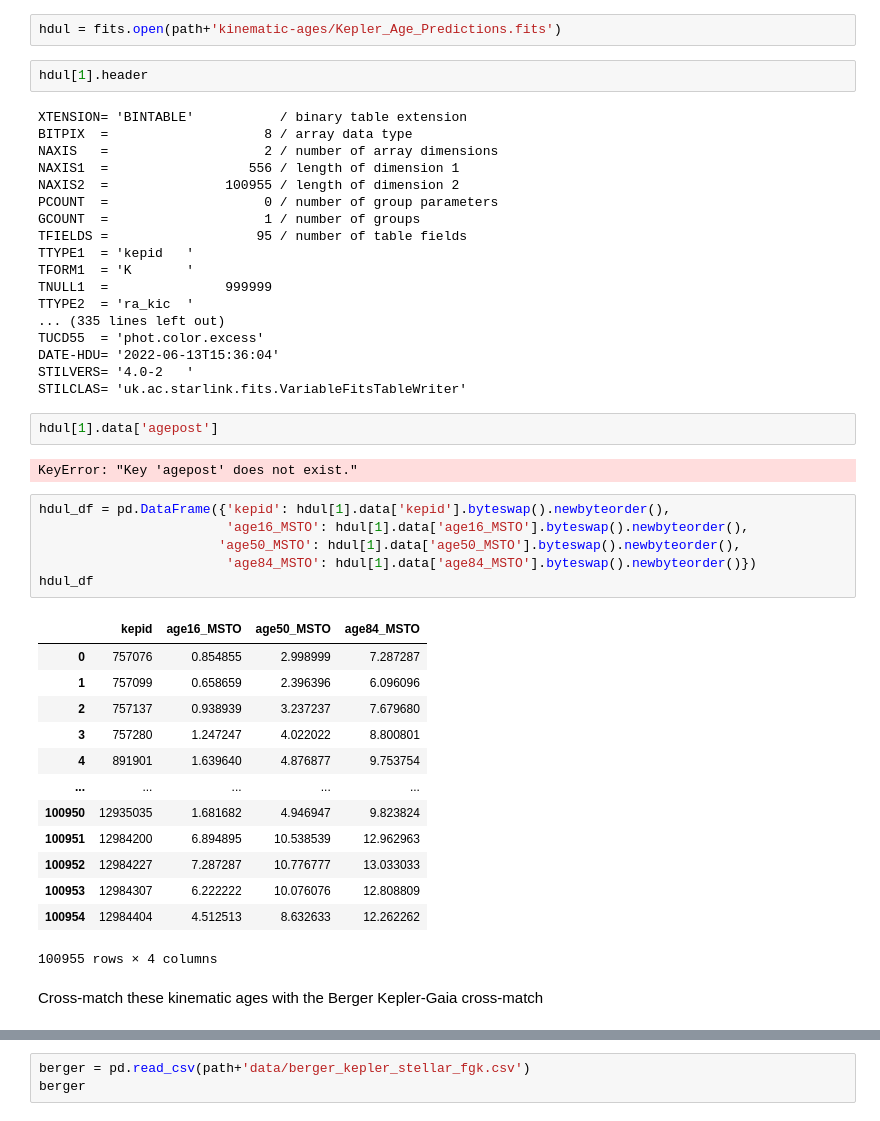
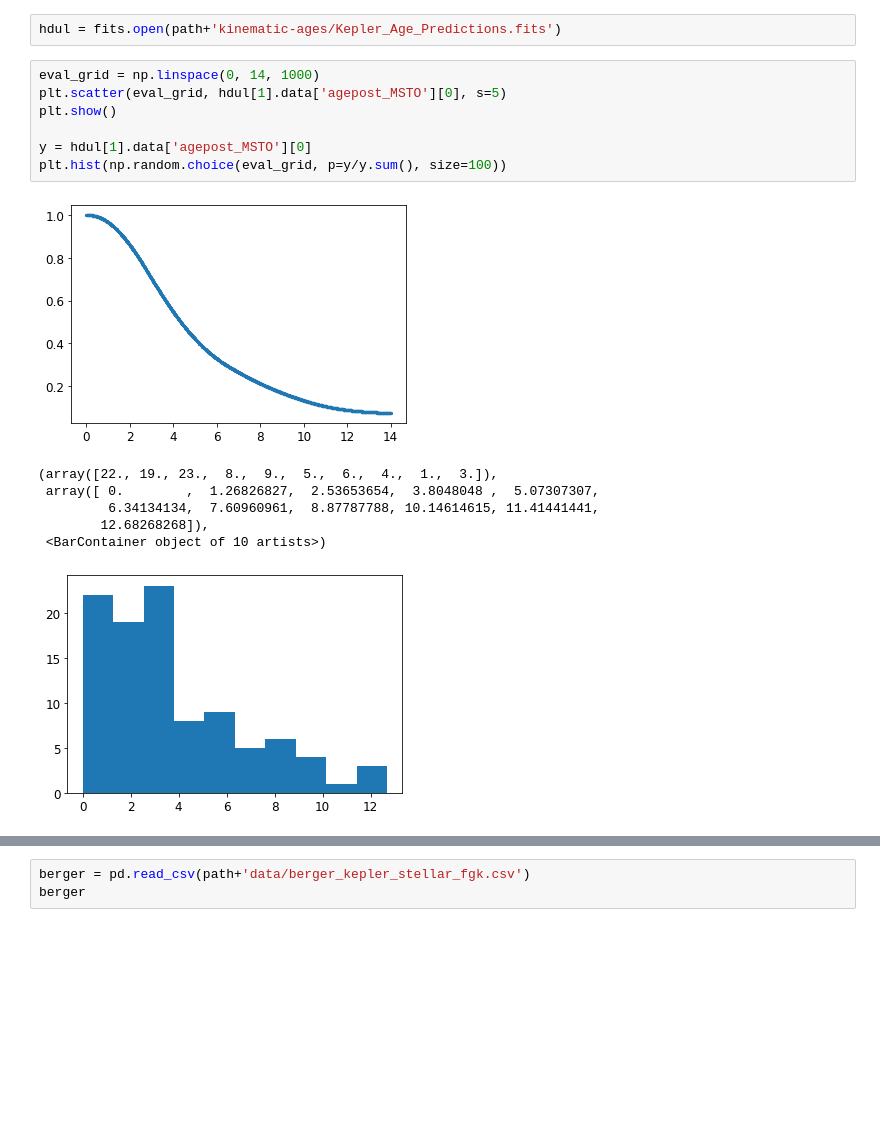
Before and after one commit to exoclam/mastrangelo, a Jupyter notebook: notebooks/analyze.ipynb, the cells around one changed output, grey strips where cells are left out. Cells and saved outputs as stored; diff of their text form; blank space fills up the shorter version.

```diff
--- a/notebooks/analyze.ipynb
+++ b/notebooks/analyze.ipynb
@@ -1036,49 +1036,18 @@ plt.show()
 We are not agreeing with our isochrone ages from the Berger crossmatch. Let's introduce Sheila Sagear's kinematic ages from Gaia.
 # %%
 hdul = fits.open(path+'kinematic-ages/Kepler_Age_Predictions.fits')
-# %%
-hdul[1].header
-# %% [output]
-XTENSION= 'BINTABLE'           / binary table extension
-BITPIX  =                    8 / array data type
-NAXIS   =                    2 / number of array dimensions
-NAXIS1  =                  556 / length of dimension 1
-NAXIS2  =               100955 / length of dimension 2
-PCOUNT  =                    0 / number of group parameters
-GCOUNT  =                    1 / number of groups
-TFIELDS =                   95 / number of table fields
-TTYPE1  = 'kepid   '
-TFORM1  = 'K       '
-TNULL1  =               999999
-TTYPE2  = 'ra_kic  '
-... (335 lines left out)
-TUCD55  = 'phot.color.excess'
-DATE-HDU= '2022-06-13T15:36:04'
-STILVERS= '4.0-2   '
-STILCLAS= 'uk.ac.starlink.fits.VariableFitsTableWriter'
-# %%
-hdul[1].data['agepost']
-# %% [output]
-KeyError: "Key 'agepost' does not exist."
-# %%
-hdul_df = pd.DataFrame({'kepid': hdul[1].data['kepid'].byteswap().newbyteorder(),
-                        'age16_MSTO': hdul[1].data['age16_MSTO'].byteswap().newbyteorder(),
-                       'age50_MSTO': hdul[1].data['age50_MSTO'].byteswap().newbyteorder(),
-                        'age84_MSTO': hdul[1].data['age84_MSTO'].byteswap().newbyteorder()})
-hdul_df
-# %% [output]
-|  | kepid | age16_MSTO | age50_MSTO | age84_MSTO |
-| 0 | 757076 | 0.854855 | 2.998999 | 7.287287 |
-| 1 | 757099 | 0.658659 | 2.396396 | 6.096096 |
-| 2 | 757137 | 0.938939 | 3.237237 | 7.679680 |
-| 3 | 757280 | 1.247247 | 4.022022 | 8.800801 |
-| 4 | 891901 | 1.639640 | 4.876877 | 9.753754 |
-| ... | ... | ... | ... | ... |
-| 100950 | 12935035 | 1.681682 | 4.946947 | 9.823824 |
-| 100951 | 12984200 | 6.894895 | 10.538539 | 12.962963 |
-| 100952 | 12984227 | 7.287287 | 10.776777 | 13.033033 |
-| 100953 | 12984307 | 6.222222 | 10.076076 | 12.808809 |
-| 100954 | 12984404 | 4.512513 | 8.632633 | 12.262262 |
-100955 rows × 4 columns
-# %% [markdown]
-Cross-match these kinematic ages with the Berger Kepler-Gaia cross-match
+# %%
+eval_grid = np.linspace(0, 14, 1000)
+plt.scatter(eval_grid, hdul[1].data['agepost_MSTO'][0], s=5)
+plt.show()
+
+y = hdul[1].data['agepost_MSTO'][0]
+plt.hist(np.random.choice(eval_grid, p=y/y.sum(), size=100))
+# %% [output]
+[figure, added]
+(array([22., 19., 23.,  8.,  9.,  5.,  6.,  4.,  1.,  3.]),
+ array([ 0.        ,  1.26826827,  2.53653654,  3.8048048 ,  5.07307307,
+         6.34134134,  7.60960961,  8.87787788, 10.14614615, 11.41441441,
+        12.68268268]),
+ <BarContainer object of 10 artists>)
+[figure, added]
```
Also changed, not shown: parts of 15 cells of this notebook, 2 other files.
